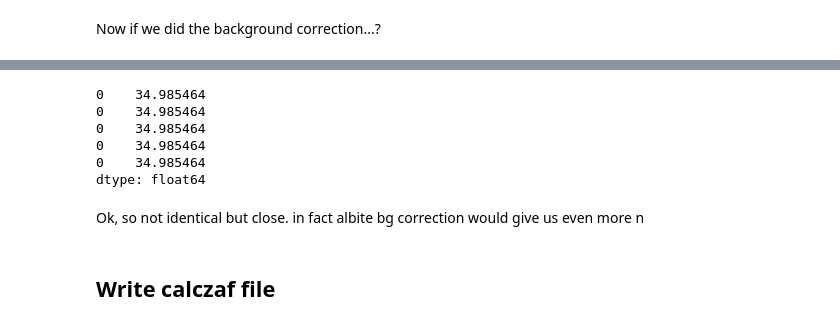
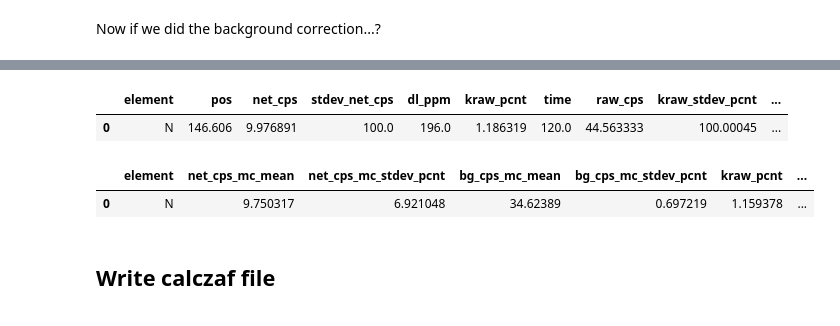
Before and after one commit to eleanor-m/n_epma_analysis, a Jupyter notebook: notebooks/03_hyalophane_StA.ipynb, the cells around one changed output, grey strips where cells are left out. Drawn from its saved outputs; the diff is of its cells as text; code cells hidden in the pictures.

```diff
--- a/notebooks/03_hyalophane_StA.ipynb
+++ b/notebooks/03_hyalophane_StA.ipynb
@@ -273,11 +270,10 @@ df=pd.concat([spot.corrected for s in myspot], axis=0)
-# %%
-df["raw_cps"]-df["net_cps"]
-# %% [output]
-0    34.985464
-0    34.985464
-0    34.985464
-0    34.985464
-0    34.985464
-dtype: float64
-# %% [markdown]
-Ok, so not identical but close. in fact albite bg correction would give us even more n
+# %%
+myspot[0].corrected
+# %% [output]
+|  | element | pos | net_cps | stdev_net_cps | dl_ppm | kraw_pcnt | time | raw_cps | kraw_stdev_pcnt | ... |
+| 0 | N | 146.606 | 9.976891 | 100.0 | 196.0 | 1.186319 | 120.0 | 44.563333 | 100.00045 | ... |
+# %%
+myspot[0].montecarlo
+# %% [output]
+|  | element | net_cps_mc_mean | net_cps_mc_stdev_pcnt | bg_cps_mc_mean | bg_cps_mc_stdev_pcnt | kraw_pcnt | ... |
+| 0 | N | 9.750317 | 6.921048 | 34.62389 | 0.697219 | 1.159378 | ... |
```
Also changed, not shown: parts of 7 cells of this notebook.
